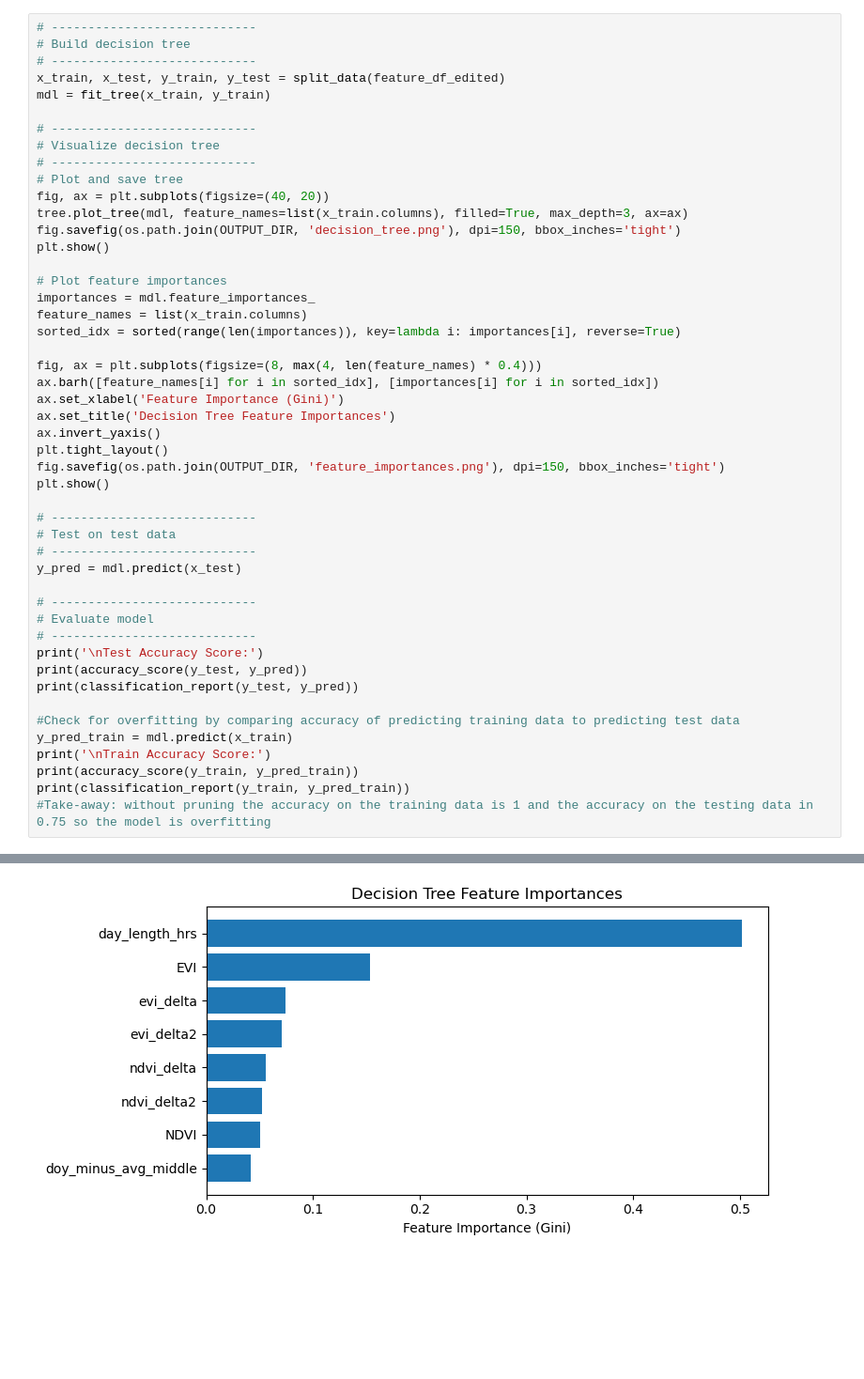
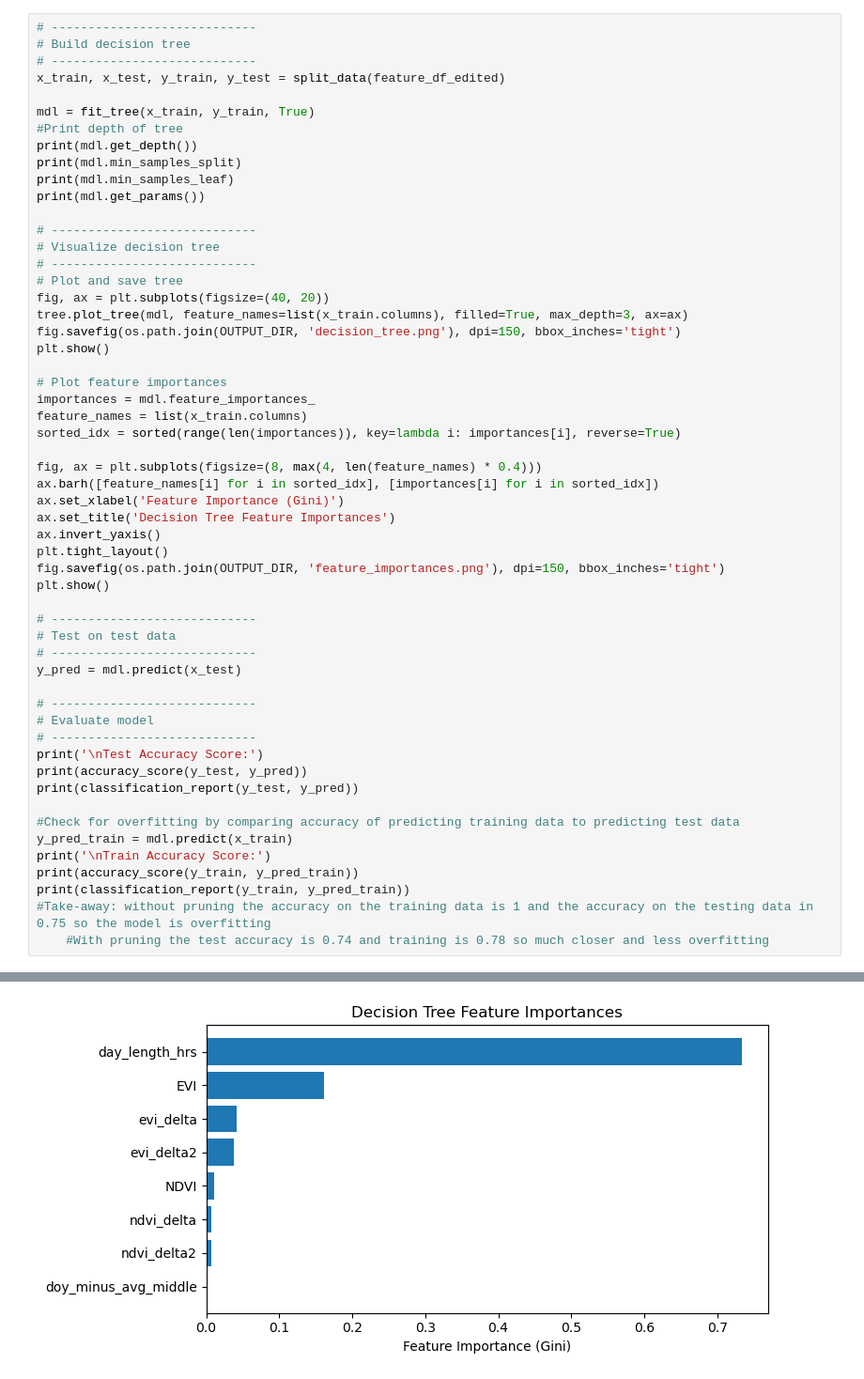
Before and after one commit to k-wheeler/AppTrail_Phenology, a Jupyter notebook: Main.ipynb, the cells around one changed output, grey strips where cells are left out. Shown at 94% size. Drawn from its saved outputs; the diff is of its cells as text; blank space fills up the shorter version.

Commit message:
fit a pruned classification tree

```diff
--- a/Main.ipynb
+++ b/Main.ipynb
@@ -103,7 +104,13 @@ dtype: int64
 # Build decision tree
 # ----------------------------
 x_train, x_test, y_train, y_test = split_data(feature_df_edited)
-mdl = fit_tree(x_train, y_train)
+
+mdl = fit_tree(x_train, y_train, True)
+#Print depth of tree
+print(mdl.get_depth())
+print(mdl.min_samples_split)
+print(mdl.min_samples_leaf)
+print(mdl.get_params())
 
 # ----------------------------
 # Visualize decision tree
@@ -146,4 +153,5 @@ print('\nTrain Accuracy Score:')
 print(accuracy_score(y_train, y_pred_train))
 print(classification_report(y_train, y_pred_train))
 #Take-away: without pruning the accuracy on the training data is 1 and the accuracy on the testing data in 0.75 so the model is overfitting
+    #With pruning the test accuracy is 0.74 and training is 0.78 so much closer and less overfitting
 # %% [output]
@@ -150,2 +162,2 @@ print(classification_report(y_train, y_pred_train))
 [figure]
-[figure, old version]
+[figure, new version]
```
Also changed, not shown: parts of 2 cells of this notebook, 1 other file.
